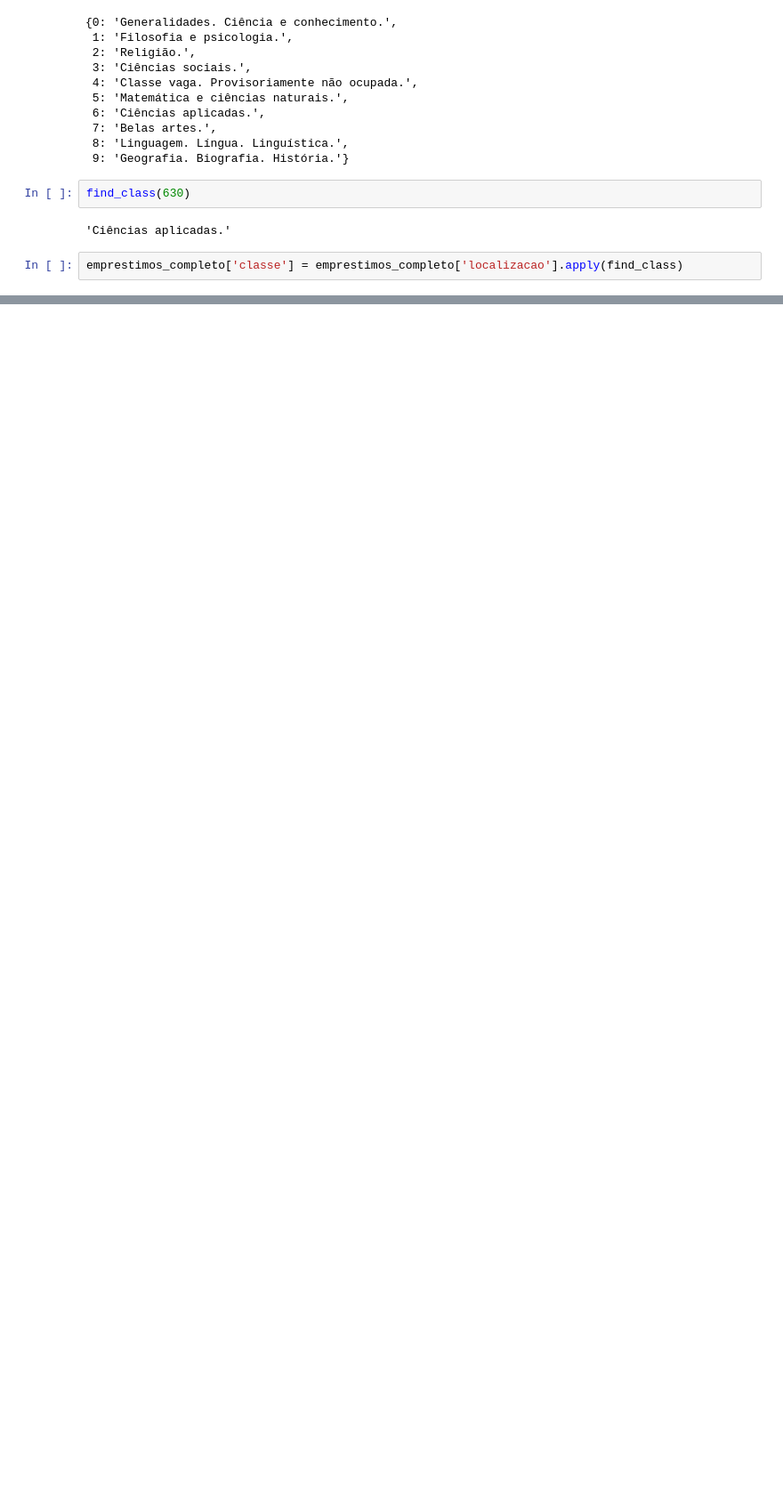
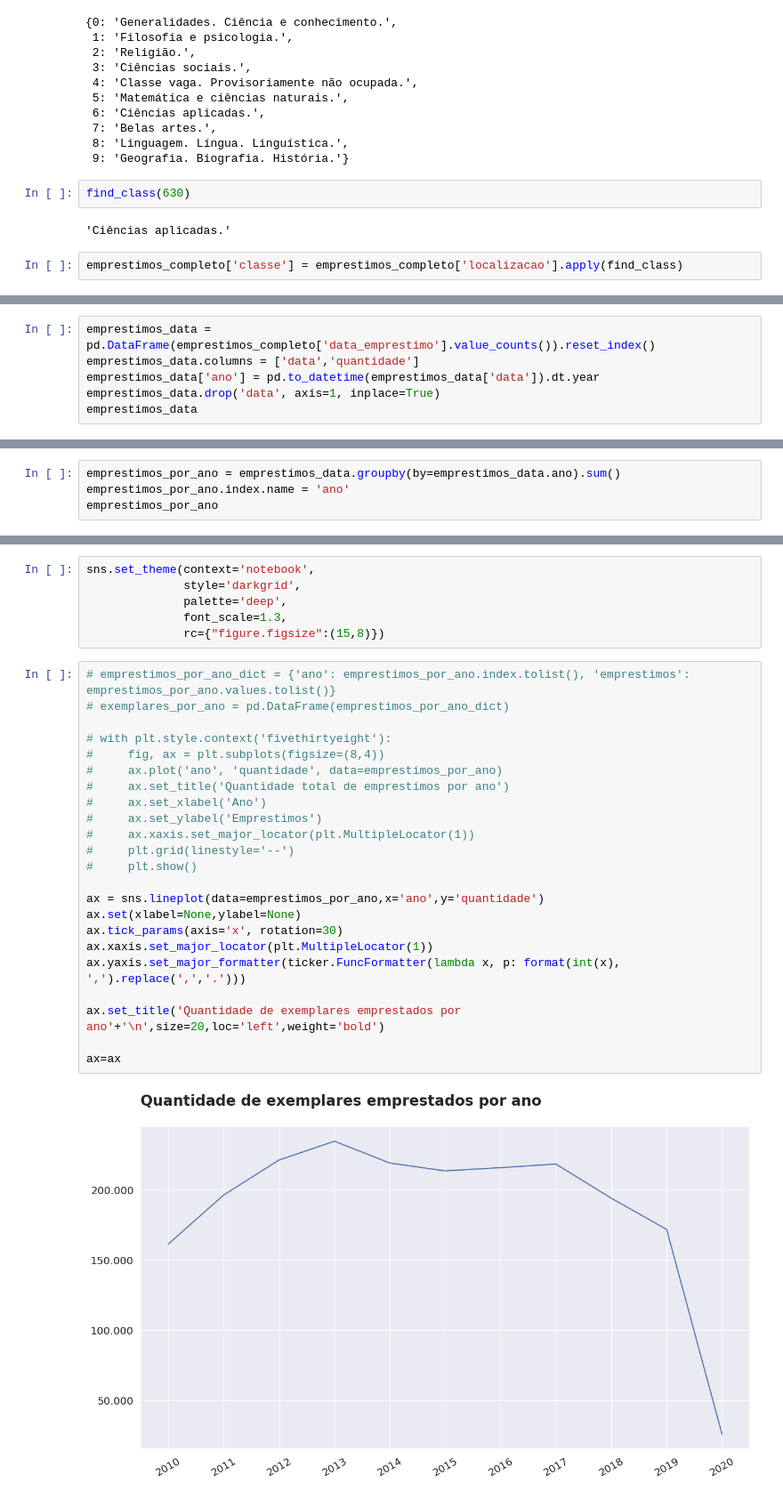
Before and after one commit to andersonberg/7-Days-Of-Code-Pandas, a Jupyter notebook: 7DaysOfCode_Pandas.ipynb, the cells around one changed output, grey strips where cells are left out. Shown at 89% size. Drawn from its saved outputs; the diff is of its cells as text; blank space fills up the shorter version.

```diff
--- a/7DaysOfCode_Pandas.ipynb
+++ b/7DaysOfCode_Pandas.ipynb
@@ -269,0 +277,6 @@ emprestimos_completo.head()
+# %%
+emprestimos_data = pd.DataFrame(emprestimos_completo['data_emprestimo'].value_counts()).reset_index()
+emprestimos_data.columns = ['data','quantidade']
+emprestimos_data['ano'] = pd.to_datetime(emprestimos_data['data']).dt.year
+emprestimos_data.drop('data', axis=1, inplace=True)
+emprestimos_data
@@ -269,0 +302,4 @@ emprestimos_completo.head()
+# %%
+emprestimos_por_ano = emprestimos_data.groupby(by=emprestimos_data.ano).sum()
+emprestimos_por_ano.index.name = 'ano'
+emprestimos_por_ano
@@ -269,0 +325,31 @@ emprestimos_completo.head()
+# %%
+sns.set_theme(context='notebook',
+              style='darkgrid',
+              palette='deep',
+              font_scale=1.3,
+              rc={"figure.figsize":(15,8)})
+# %%
+# emprestimos_por_ano_dict = {'ano': emprestimos_por_ano.index.tolist(), 'emprestimos': emprestimos_por_ano.values.tolist()}
+# exemplares_por_ano = pd.DataFrame(emprestimos_por_ano_dict)
+
+# with plt.style.context('fivethirtyeight'):
+#     fig, ax = plt.subplots(figsize=(8,4))
+#     ax.plot('ano', 'quantidade', data=emprestimos_por_ano)
+#     ax.set_title('Quantidade total de emprestimos por ano')
+#     ax.set_xlabel('Ano')
+#     ax.set_ylabel('Emprestimos')
+#     ax.xaxis.set_major_locator(plt.MultipleLocator(1))
+#     plt.grid(linestyle='--')
+#     plt.show()
+
+ax = sns.lineplot(data=emprestimos_por_ano,x='ano',y='quantidade')
+ax.set(xlabel=None,ylabel=None)
+ax.tick_params(axis='x', rotation=30)
+ax.xaxis.set_major_locator(plt.MultipleLocator(1))
+ax.yaxis.set_major_formatter(ticker.FuncFormatter(lambda x, p: format(int(x), ',').replace(',','.')))
+
+ax.set_title('Quantidade de exemplares emprestados por ano'+'\n',size=20,loc='left',weight='bold')
+
+ax=ax
+# %% [output]
+[figure, added]
```
Also changed, not shown: parts of 12 cells of this notebook.
